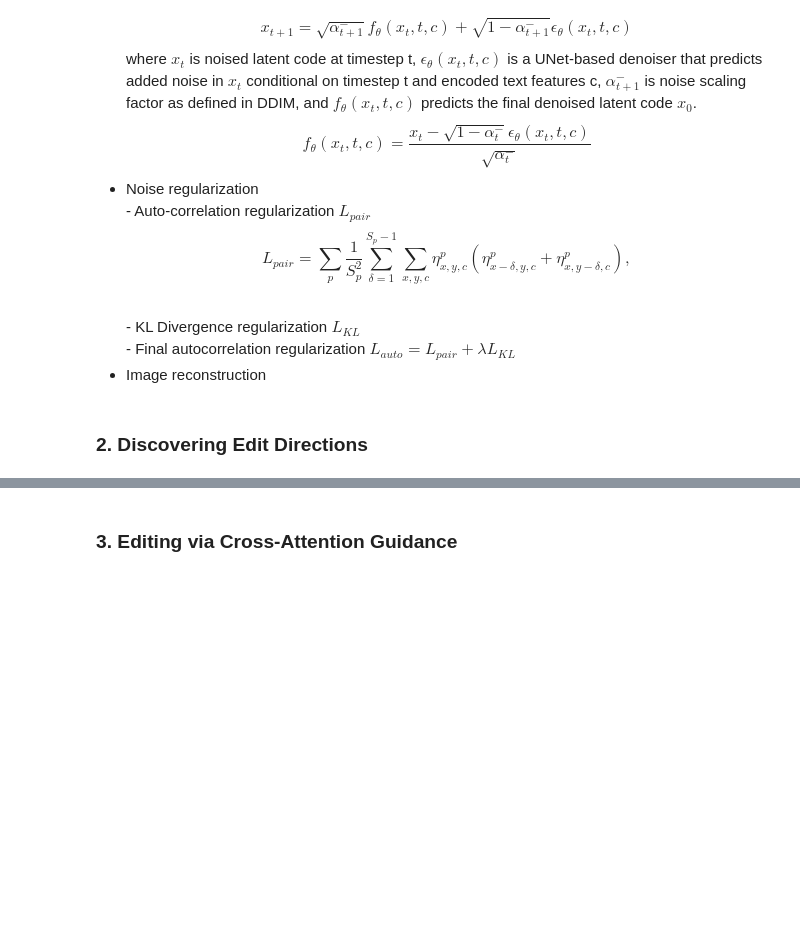
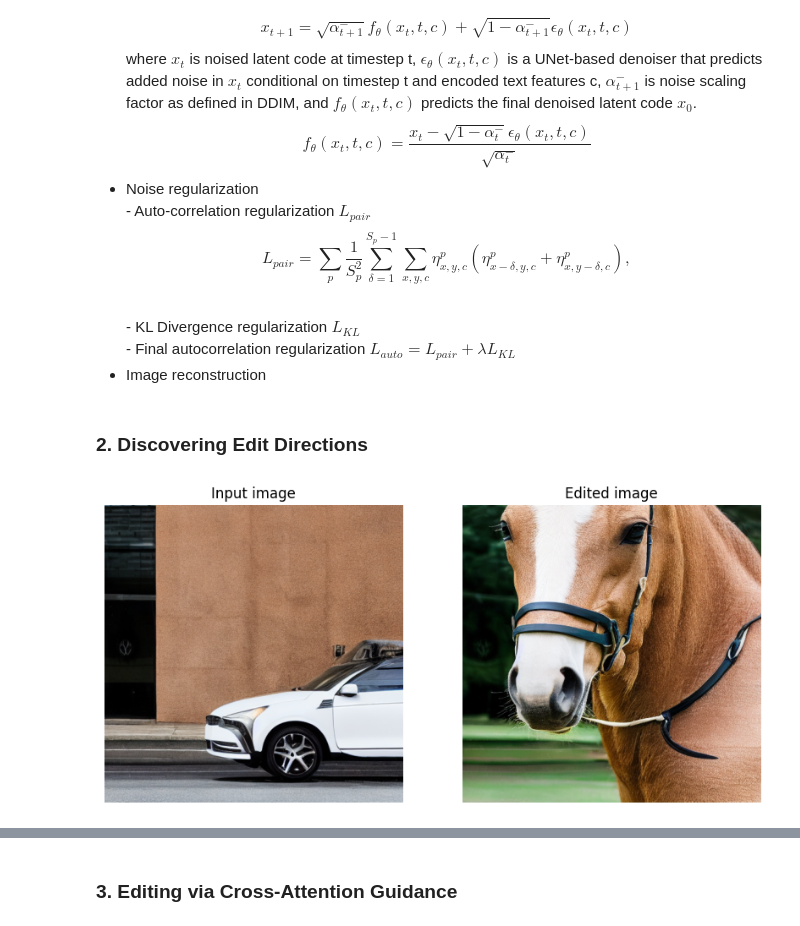
Before and after one commit to cyamonide/cs445-pix2pixzero, a Jupyter notebook: main.ipynb, the cells around one changed output, grey strips where cells are left out. Cells and saved outputs as stored; diff of their text form; code cells hidden in the pictures; blank space fills up the shorter version.

Commit message:
Add examples for custom edit directions (#10)

```diff
--- a/main.ipynb
+++ b/main.ipynb
@@ -396,6 +396,26 @@ get_edit_direction("car2horse")
     --prompt_str "a high resolution photo of the side of a car" \
     --task "car2horse"\
     --use_float_16
+# %%
+input_path = f"output/synth_editing_car/reconstruction.png"
+edit_path = f"output/synth_editing_car/edit.png"
+
+input_img = cv2.cvtColor(cv2.imread(input_path), cv2.COLOR_BGR2RGB)
+edit_img = cv2.cvtColor(cv2.imread(edit_path), cv2.COLOR_BGR2RGB)
+
+plt.figure(figsize=(10, 5))
+plt.subplot(1, 2, 1)
+plt.imshow(input_img)
+plt.title('Input image')
+plt.axis('off')
+
+plt.subplot(1, 2, 2)
+plt.imshow(edit_img)
+plt.title('Edited image')
+plt.axis('off')
+plt.show()
+# %% [output]
+[figure, added]
 # %%
 ! python src/make_edit_direction.py \
         --file_source_sentences sentences/pineapple.txt \
```
Also changed, not shown: parts of 1 cell of this notebook.
